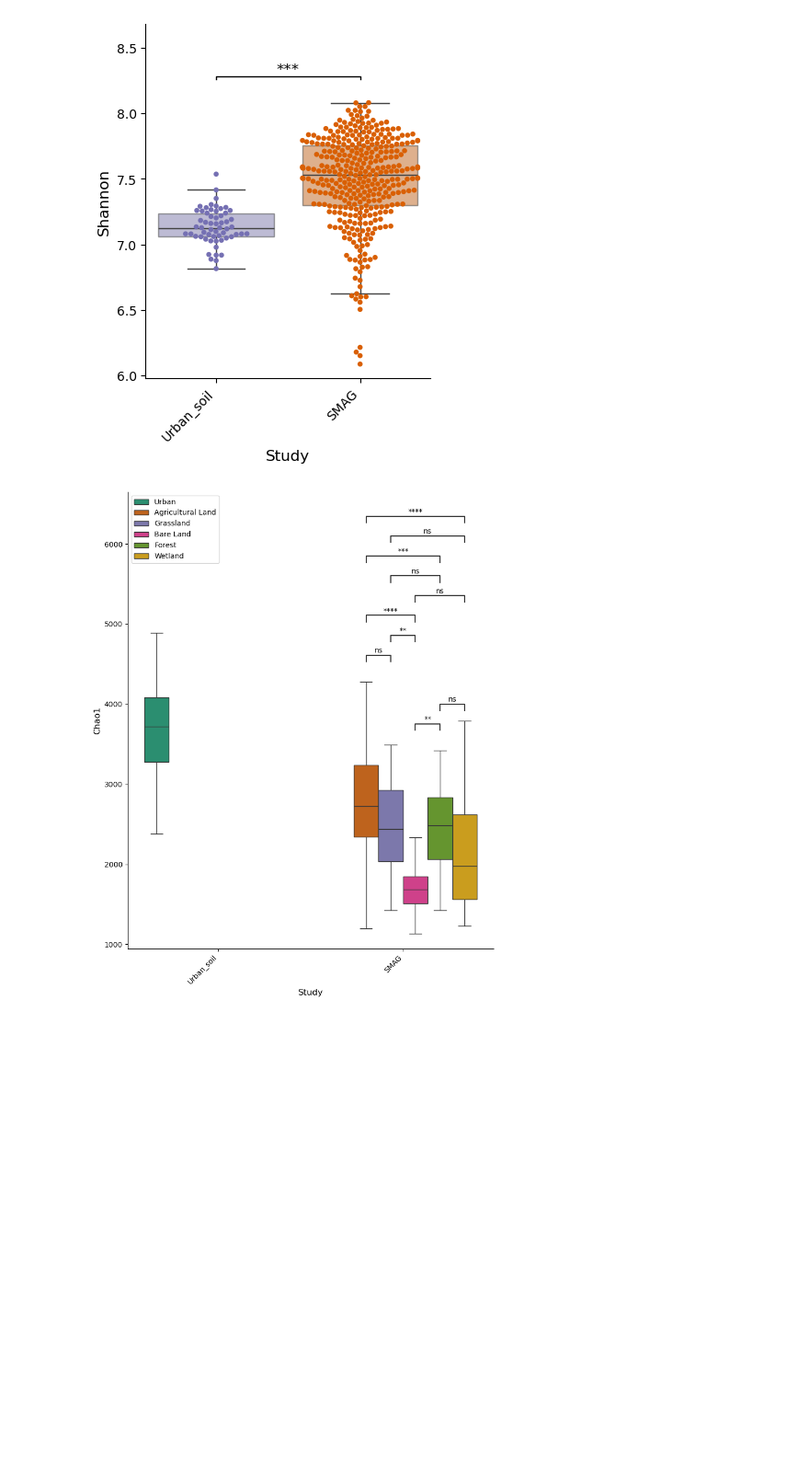
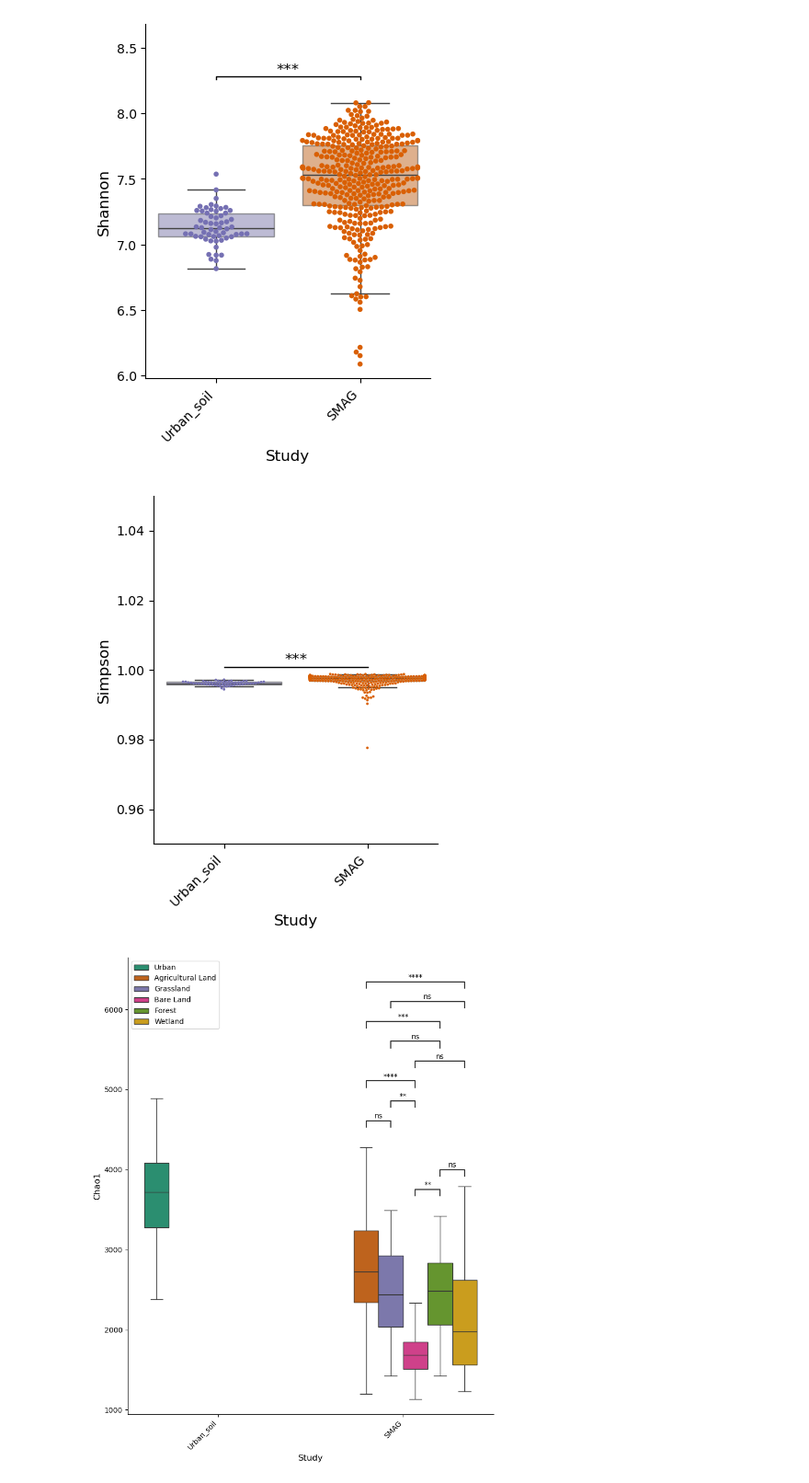
Before and after one commit to BigDataBiology/Duan2026_urban_soil, a Jupyter notebook: analysis/smag_comparison/smag_comparison.ipynb, the cells around one changed output. Shown at 92% size. Cells and saved outputs as stored; diff of their text form; code cells hidden in the pictures; blank space fills up the shorter version.

```diff
--- a/analysis/smag_comparison/smag_comparison.ipynb
+++ b/analysis/smag_comparison/smag_comparison.ipynb
@@ -231,5 +233,72 @@ plt.savefig("shannon.svg")
 # %% [output]
 [figure]
+# %%
+custom_palette = {
+    'Urban_soil': '#7570b3',
+    'SMAG': '#d95f02',
+}
+
+fig, ax = plt.subplots(figsize=(4, 5))
+sns.boxplot(data=df, x="study", y="Simpson_index", color='white', hue="study",
+             palette=custom_palette,boxprops=dict(alpha=0.5),
+            showfliers=False, ax=ax)
+
+sns.swarmplot(data=df, x="study", y="Simpson_index", hue="study",
+             palette=custom_palette, ax=ax,size=2)
+
+tukey = pairwise_tukeyhsd(endog=df['Simpson_index'], groups=df['study'], alpha=0.05)
+summary = tukey.summary()
+
+significant_pairs = []
+for i in range(1, len(summary.data)):
+    row = summary.data[i]
+    if float(row[3]) < 0.05:
+        group1 = row[0]
+        group2 = row[1]
+        p_val = float(row[3])
+        significant_pairs.append( (group1, group2, p_val) )
+
+group_order = df['study'].unique()
+x_positions = {group: idx for idx, group in enumerate(group_order)}
+
+y_max = df['Simpson_index'].max()
+y_min = df['Simpson_index'].min()
+vertical_offset = 0.1 * (y_max - y_min)
+current_level = 1
+line_props = {'color': 'black', 'linewidth': 1, 'transform': ax.transData}
+for pair in significant_pairs:
+    group1, group2, p_val = pair
+    x1 = x_positions[group1]
+    x2 = x_positions[group2]
+    if p_val < 0.001:
+        symbol = '***'
+    elif p_val < 0.01:
+        symbol = '**'
+    elif p_val < 0.05:
+        symbol = '*'
+    else:
+        continue
+    y_top = y_max + (vertical_offset * current_level)
+    y_line = y_top - 0.1 * vertical_offset
+    ax.plot([x1, x1, x2, x2],
+            [y_line, y_top, y_top, y_line], **line_props)
+    ax.text((x1+x2)/2, y_top, symbol,
+            ha='center', va='bottom',
+            fontsize=12, color='black')
+    current_level += 1
+
+ax.set_ylim(top=y_max + vertical_offset * (current_level + 1))
+ax.set_xticklabels(ax.get_xticklabels(), rotation=45, ha='right')
+ax.spines['top'].set_visible(False)
+ax.spines['right'].set_visible(False)
+ax.set_ylabel('Simpson', fontsize=12)
+ax.set_xlabel('Study', fontsize=12)
+
+plt.ylim(0.95, 1.05)
+plt.tight_layout()
+plt.savefig("figures/simpson.svg")
+# %% [output]
+[figure, added]
 # %%
 fig, ax = plt.subplots(figsize=(8, 10))
 
```
Also changed, not shown: parts of 13 cells of this notebook, 6 other files.
